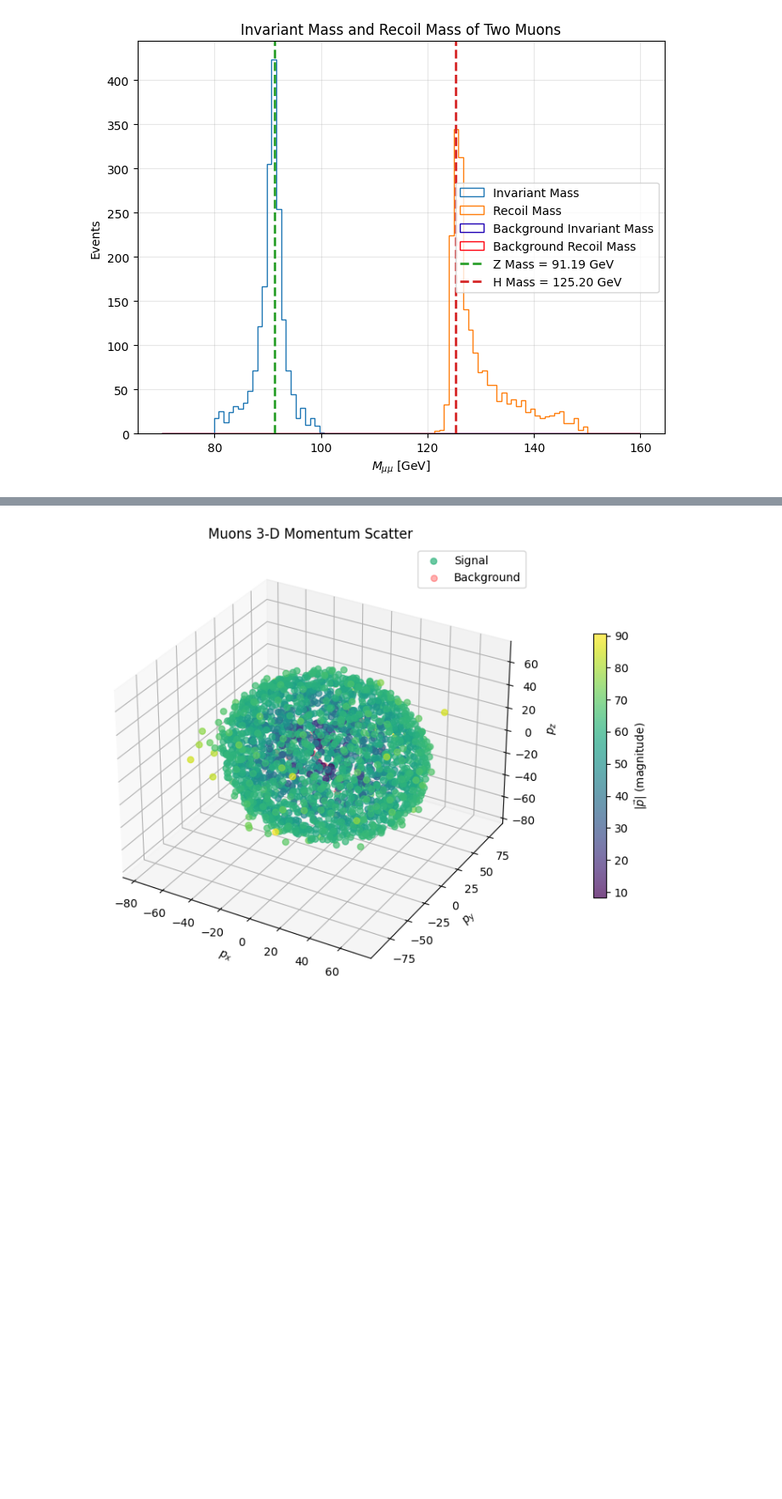
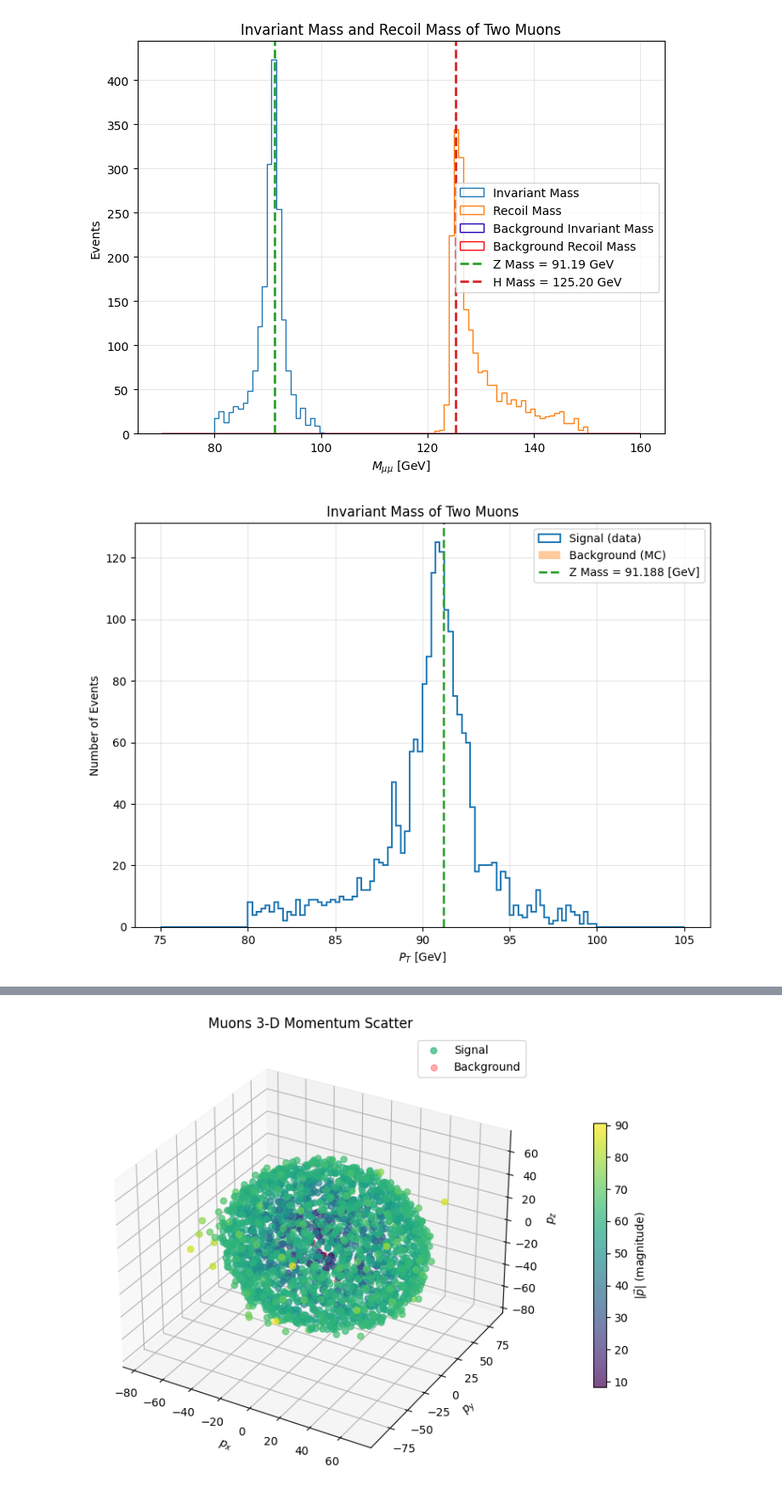
Before and after one commit to mazeeqe/tomaz-example, a Jupyter notebook: data/histogram.ipynb, the cells around one changed output, grey strips where cells are left out. Shown at 85% size. Drawn from its saved outputs; the diff is of its cells as text; code cells hidden in the pictures; blank space fills up the shorter version.

Commit message:
Separated the graphs for the recoil and invariant mass

```diff
--- a/data/histogram.ipynb
+++ b/data/histogram.ipynb
@@ -290,16 +290,16 @@ def filter_between(arr, low, high):
 weights = load_branch(sig_tree,"weight")
 
 # Load branches into numpy arrays
-invMass = load_branch(sig_tree,"invMass")
-recoilMass = load_branch(sig_tree,"recoilMass")
+sig_invMass = load_branch(sig_tree,"invMass")
+sig_recoilMass = load_branch(sig_tree,"recoilMass")
 
 bg_invMass = load_branch(bg_tree,"invMass")
 bg_recoilMass = load_branch(bg_tree,"recoilMass")
 
 
 
-filtered_invMass = filter_between(invMass, 80, 100)
-filtered_recoilMass = filter_between(recoilMass, 110, 150)
+sig_filtered_invMass = filter_between(sig_invMass, 80, 100)
+sig_filtered_recoilMass = filter_between(sig_recoilMass, 110, 150)
 
 bg_filtered_invMass = filter_between(bg_invMass, 80, 100)
 bg_filtered_recoilMass = filter_between(bg_recoilMass, 110, 150)
@@ -367,6 +367,7 @@ def plot_histogram(
     signal_data,
     background_data=None,
     *,
+    v_line=None,
     bins=100,
     range_min=0,
     range_max=150,
@@ -451,6 +452,16 @@ def plot_histogram(
             linewidth=0,
         )
 
+    if v_line is not None:
+        # Vertical line for Z mass
+        plt.axvline(
+            v_line,
+            color='#2ca02c',            # line colour
+            linestyle='--',        # dashed line (solid, dashdot, etc.)
+            linewidth=2,
+            label=f'Z Mass = {v_line} [GeV]'
+        )
+
     # ------------------------------------------------------------------
     # Axis labels, title, grid, legend
     # ------------------------------------------------------------------
@@ -622,3 +633,21 @@ plot_muon_histograms(
 )
 # %% [output]
 [figure]
+# %%
+plot_histogram(
+    signal_data=sig_filtered_invMass,
+    background_data=bg_filtered_invMass,
+    v_line=z_mass,
+    bins=120,
+    range_min=75,
+    range_max=105,
+    signal_label="Signal (data)",
+    background_label="Background (MC)",
+    title="Invariant Mass of Two Muons",
+    xlabel=r"$P_{T}$ [GeV]",
+    ylabel="Number of Events",
+    save_path="invariant_mass.png",
+    show_plot=True,
+)
+# %% [output]
+[figure, added]
```
Also changed, not shown: parts of 7 cells of this notebook, 8 other files.
